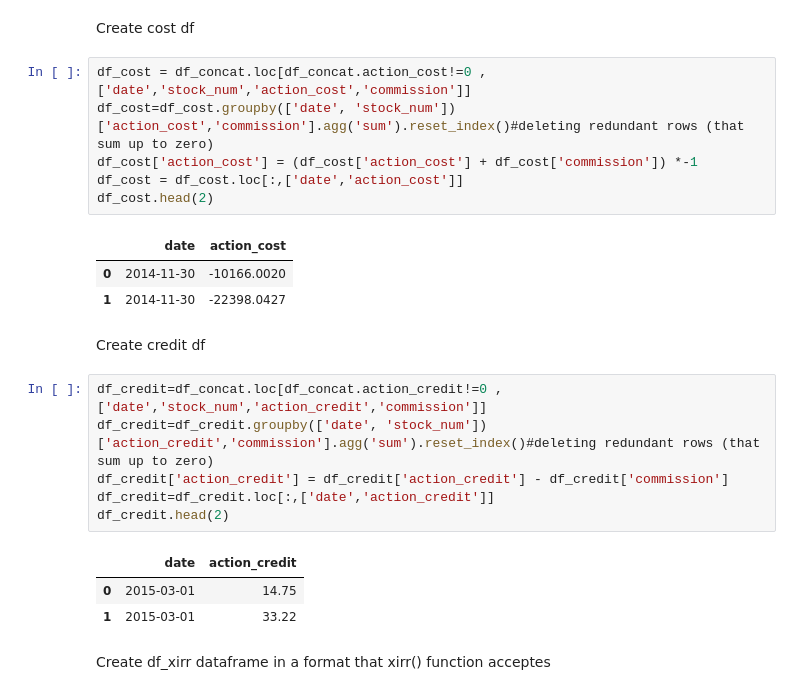
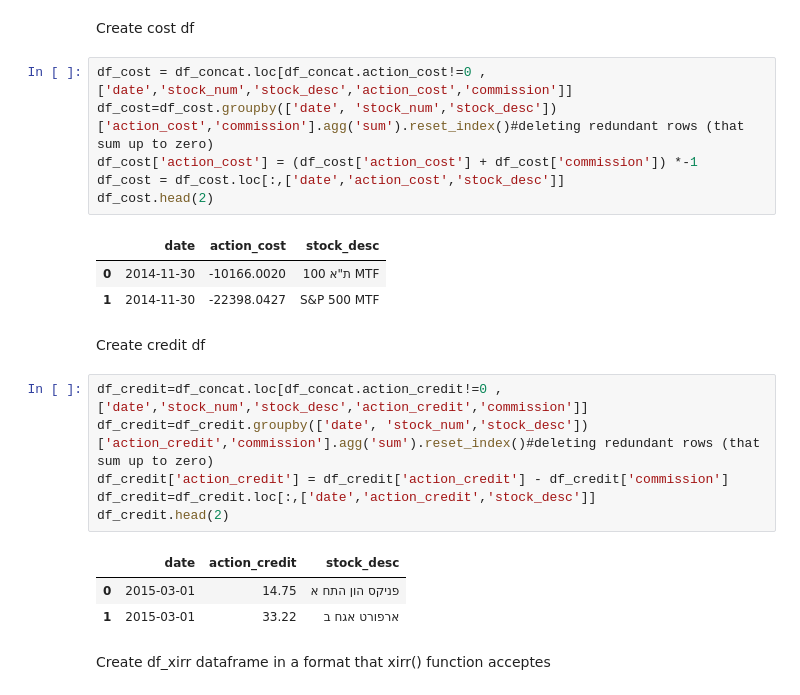
Before and after one commit to ItaiSeri/IBI_Investment_XIRR_Computation, a Jupyter notebook: My_Investment_Analysis.ipynb, the cells around one changed output. Drawn from its saved outputs; the diff is of its cells as text.

```diff
--- a/My_Investment_Analysis.ipynb
+++ b/My_Investment_Analysis.ipynb
@@ -142,27 +142,27 @@ df_concat.tail(2)
 # %% [markdown]
 Create cost df
 # %%
-df_cost = df_concat.loc[df_concat.action_cost!=0 ,['date','stock_num','action_cost','commission']]
-df_cost=df_cost.groupby(['date', 'stock_num'])['action_cost','commission'].agg('sum').reset_index()#deleting redundant rows (that sum up to zero)
+df_cost = df_concat.loc[df_concat.action_cost!=0 ,['date','stock_num','stock_desc','action_cost','commission']]
+df_cost=df_cost.groupby(['date', 'stock_num','stock_desc'])['action_cost','commission'].agg('sum').reset_index()#deleting redundant rows (that sum up to zero)
 df_cost['action_cost'] = (df_cost['action_cost'] + df_cost['commission']) *-1
-df_cost = df_cost.loc[:,['date','action_cost']]
+df_cost = df_cost.loc[:,['date','action_cost','stock_desc']]
 df_cost.head(2)
 # %% [output]
-|  | date | action_cost |
-| 0 | 2014-11-30 | -10166.0020 |
-| 1 | 2014-11-30 | -22398.0427 |
+|  | date | action_cost | stock_desc |
+| 0 | 2014-11-30 | -10166.0020 | 100 ת"א MTF |
+| 1 | 2014-11-30 | -22398.0427 | S&P 500 MTF |
 # %% [markdown]
 Create credit df
 # %%
-df_credit=df_concat.loc[df_concat.action_credit!=0 ,['date','stock_num','action_credit','commission']]
-df_credit=df_credit.groupby(['date', 'stock_num'])['action_credit','commission'].agg('sum').reset_index()#deleting redundant rows (that sum up to zero)
+df_credit=df_concat.loc[df_concat.action_credit!=0 ,['date','stock_num','stock_desc','action_credit','commission']]
+df_credit=df_credit.groupby(['date', 'stock_num','stock_desc'])['action_credit','commission'].agg('sum').reset_index()#deleting redundant rows (that sum up to zero)
 df_credit['action_credit'] = df_credit['action_credit'] - df_credit['commission']
-df_credit=df_credit.loc[:,['date','action_credit']]
+df_credit=df_credit.loc[:,['date','action_credit','stock_desc']]
 df_credit.head(2)
 # %% [output]
-|  | date | action_credit |
-| 0 | 2015-03-01 | 14.75 |
-| 1 | 2015-03-01 | 33.22 |
+|  | date | action_credit | stock_desc |
+| 0 | 2015-03-01 | 14.75 | פניקס הון התח א |
+| 1 | 2015-03-01 | 33.22 | ארפורט אגח ב |
 # %% [markdown]
 Create df_xirr dataframe in a format that xirr() function acceptes
 # %%
```
Also changed, not shown: parts of 4 cells of this notebook.
